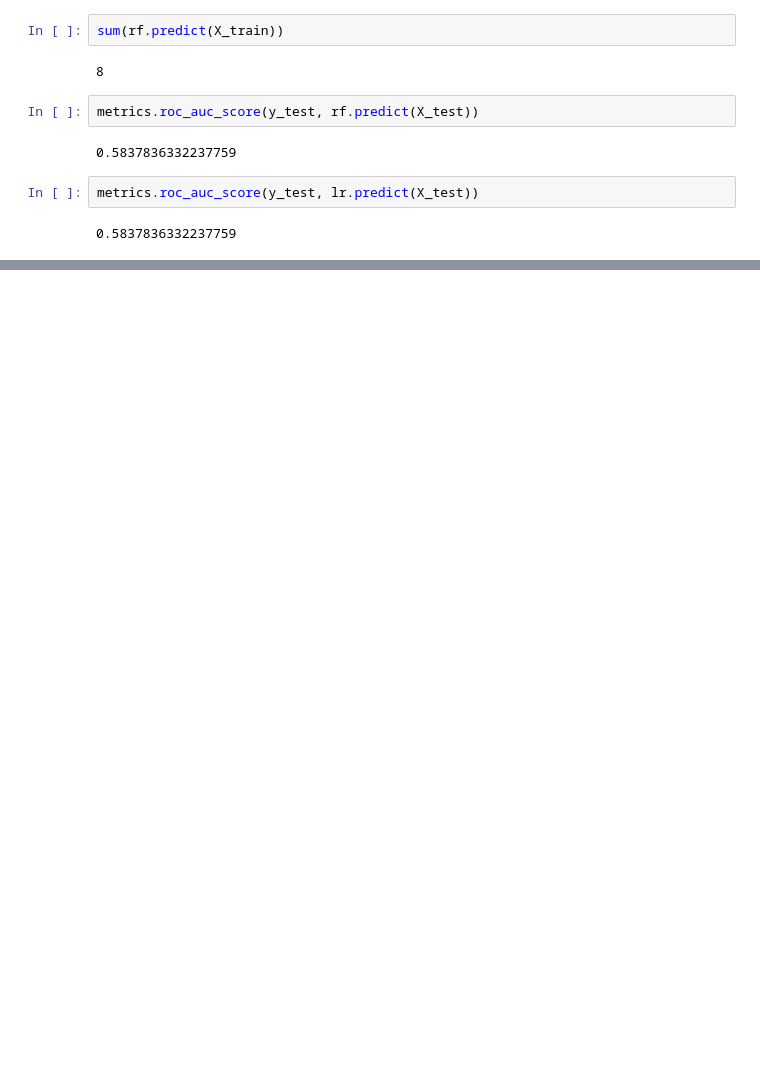
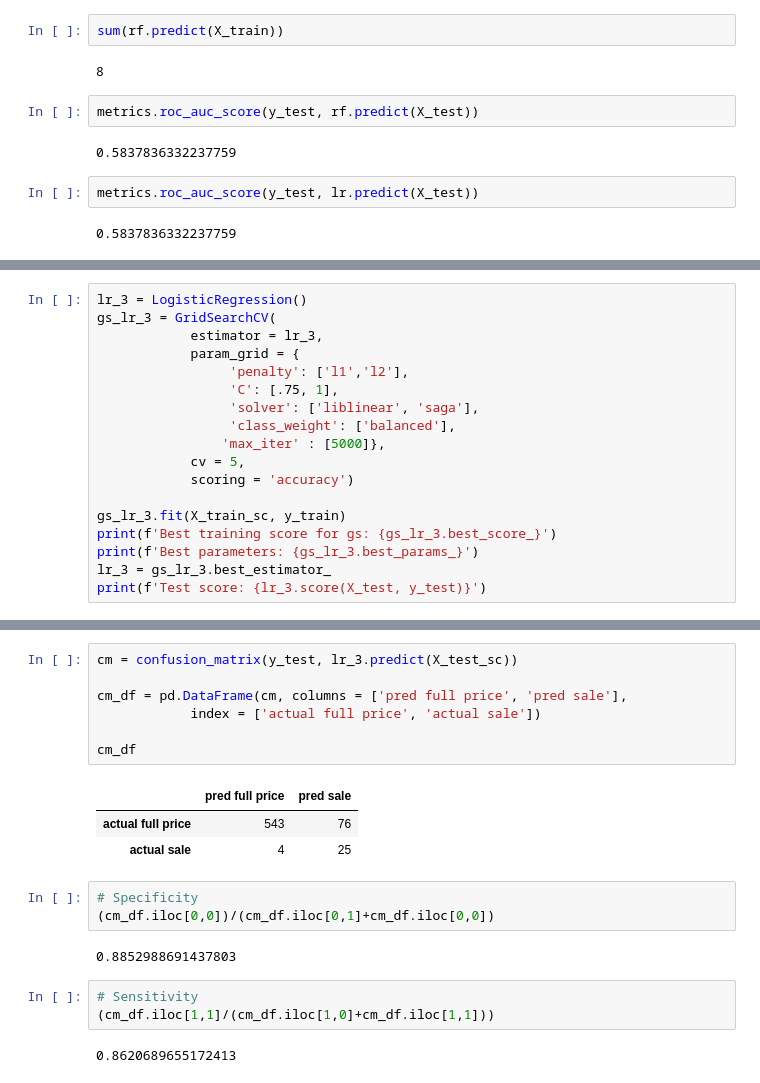
Before and after one commit to myo-kim/Sephora_API, a Jupyter notebook: Code/4-Modeling.ipynb, the cells around one changed output, grey strips where cells are left out. Saved outputs shown, nothing was run; the diff lists cells and outputs as text; blank space fills up the shorter version.

```diff
--- a/Code/Modeling.ipynb
+++ b/Code/4-Modeling.ipynb
@@ -390,0 +465,18 @@ metrics.roc_auc_score(y_test, lr.predict(X_test))
+# %%
+lr_3 = LogisticRegression()
+gs_lr_3 = GridSearchCV(
+            estimator = lr_3,
+            param_grid = {
+                 'penalty': ['l1','l2'],
+                 'C': [.75, 1],
+                 'solver': ['liblinear', 'saga'],
+                 'class_weight': ['balanced'],
+                'max_iter' : [5000]},
+            cv = 5,
+            scoring = 'accuracy')
+
+gs_lr_3.fit(X_train_sc, y_train)
+print(f'Best training score for gs: {gs_lr_3.best_score_}')
+print(f'Best parameters: {gs_lr_3.best_params_}')
+lr_3 = gs_lr_3.best_estimator_
+print(f'Test score: {lr_3.score(X_test, y_test)}')
@@ -390,0 +501,21 @@ metrics.roc_auc_score(y_test, lr.predict(X_test))
+# %%
+cm = confusion_matrix(y_test, lr_3.predict(X_test_sc))
+
+cm_df = pd.DataFrame(cm, columns = ['pred full price', 'pred sale'],
+            index = ['actual full price', 'actual sale'])
+
+cm_df
+# %% [output]
+|  | pred full price | pred sale |
+| actual full price | 543 | 76 |
+| actual sale | 4 | 25 |
+# %%
+# Specificity
+(cm_df.iloc[0,0])/(cm_df.iloc[0,1]+cm_df.iloc[0,0])
+# %% [output]
+0.8852988691437803
+# %%
+# Sensitivity
+(cm_df.iloc[1,1]/(cm_df.iloc[1,0]+cm_df.iloc[1,1]))
+# %% [output]
+0.8620689655172413
```
Also changed, not shown: parts of 41 cells of this notebook, 2 other files.
